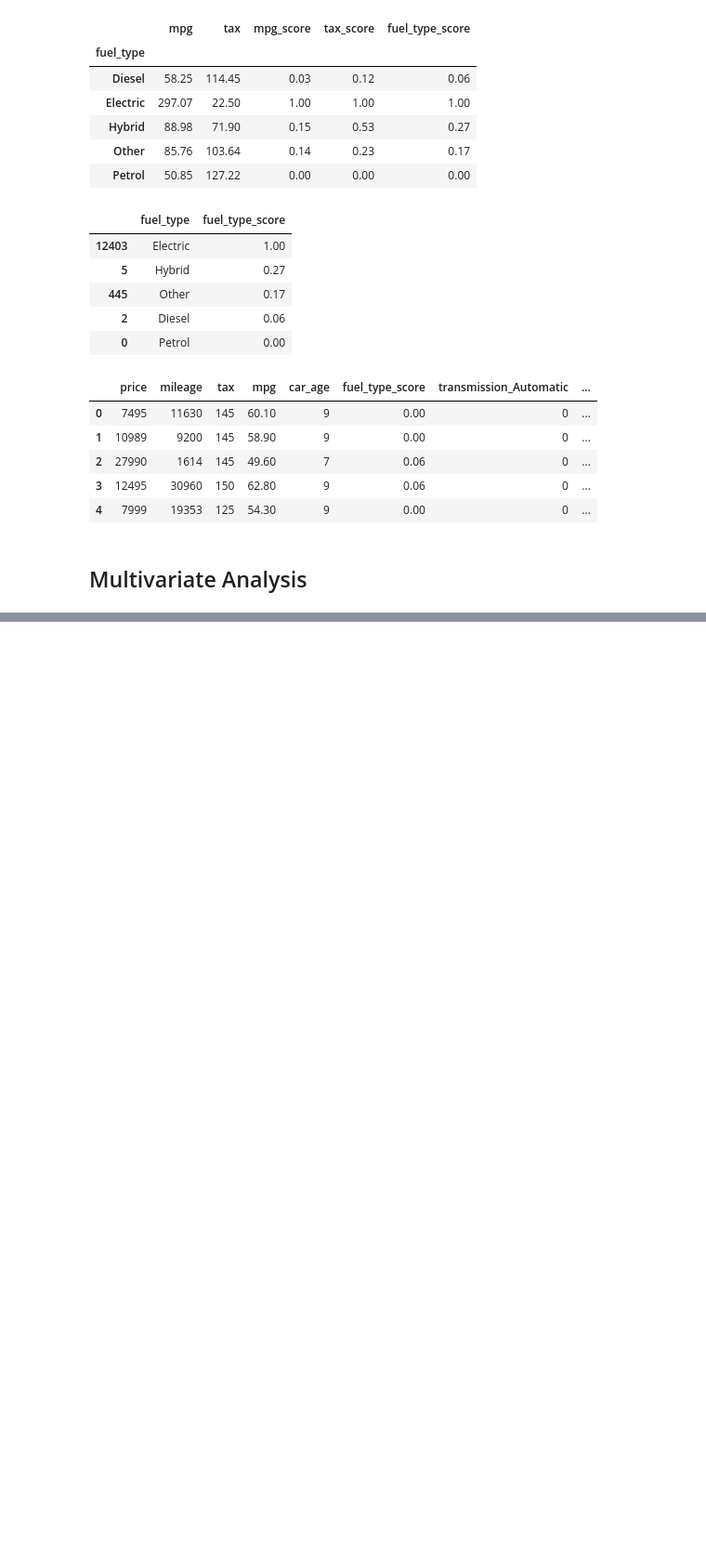
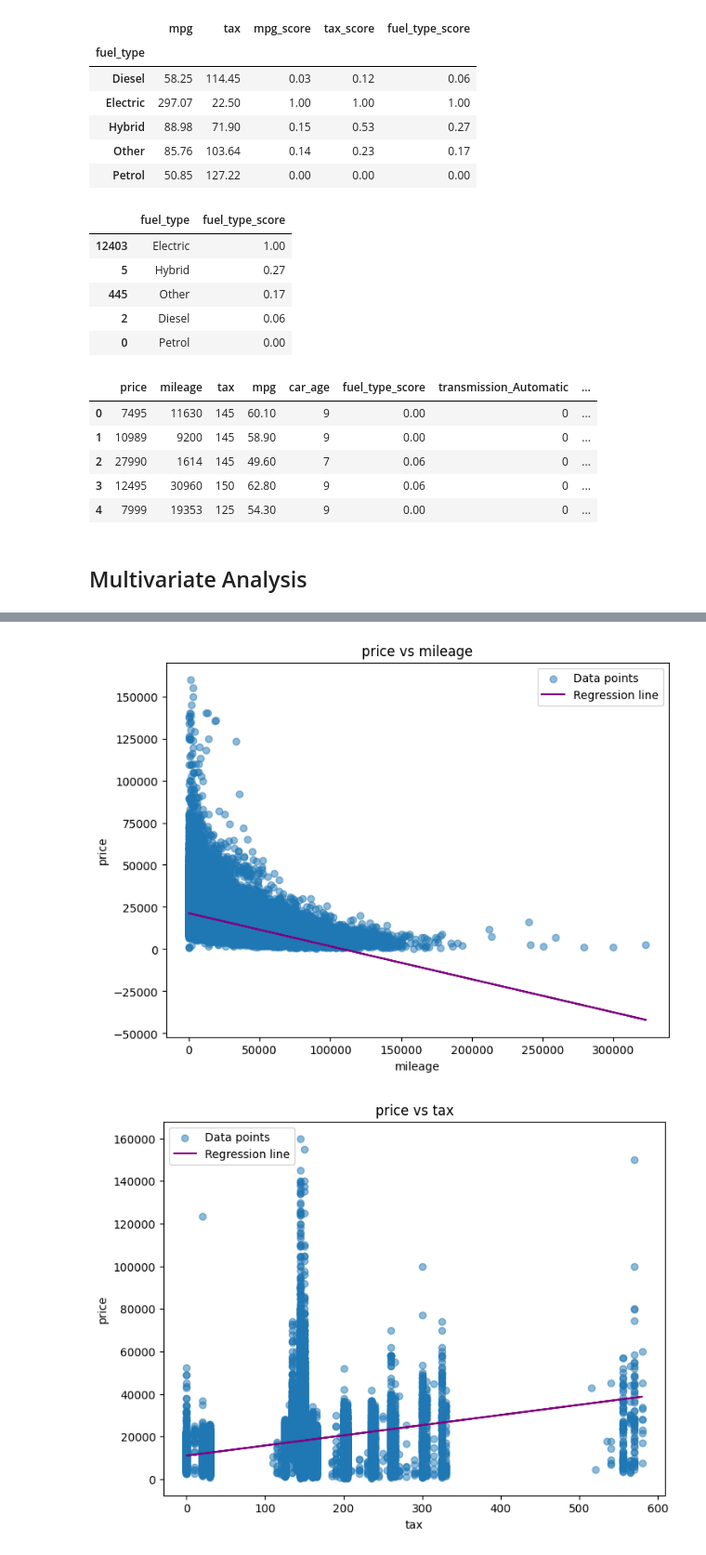
Before and after one commit to TXTEck/DAV_CA1, a Jupyter notebook: notebooks/car_price_analysis.ipynb, the cells around one changed output, grey strips where cells are left out. Shown at 93% size. Cells and saved outputs as stored; diff of their text form; code cells hidden in the pictures; blank space fills up the shorter version.

Commit message:
Check correlation between IV and DV

```diff
--- a/notebooks/car_price_analysis.ipynb
+++ b/notebooks/car_price_analysis.ipynb
@@ -383,0 +440,20 @@ cars_multi.head()
+# %%
+predictor_variable = ["price"]
+
+response_variables = [
+    "mileage",
+    "tax",
+    "mpg",
+    "car_age",
+    "fuel_type_score",
+    "transmission_Automatic",
+    "transmission_Manual",
+    "transmission_Other",
+    "transmission_Semi-Auto"
+]
+
+for predictor_var in predictor_variable:
+    for response_var in response_variables:
+        corr_coef, p_value = pearsonr(cars_multi[predictor_var], cars_multi[response_var])
+        print(f"Pearson correlation coefficient between '{predictor_var}' and '{response_var}': {corr_coef:.2f}")
+        print()
@@ -383,0 +478,42 @@ cars_multi.head()
+# %%
+# Visualising the relationship between price and the other variables
+
+predictor_var = "price"
+
+response_variables = [
+    "mileage",
+    "tax",
+    "mpg",
+    "car_age",
+    "fuel_type_score"
+]
+
+for response_var in response_variables:
+    plt.figure(figsize=(8, 6))
+
+    # Scatterplot
+    plt.scatter(
+        cars_multi[response_var],
+        cars_multi[predictor_var],
+        alpha=0.5,
+        label="Data points"
+    )
+
+    plt.title(f"{predictor_var} vs {response_var}")
+    plt.xlabel(response_var)
+    plt.ylabel(predictor_var)
+
+    # Fit a linear regression line
+    m, b = np.polyfit(cars_multi[response_var], cars_multi[predictor_var], 1)
+    plt.plot(
+        cars_multi[response_var],
+        m * cars_multi[response_var] + b,
+        color="purple",
+        label="Regression line"
+    )
+
+    plt.legend()
+    plt.show()
+# %% [output]
+[figure, added]
+[figure, added]
```
Also changed, not shown: parts of 10 cells of this notebook.
